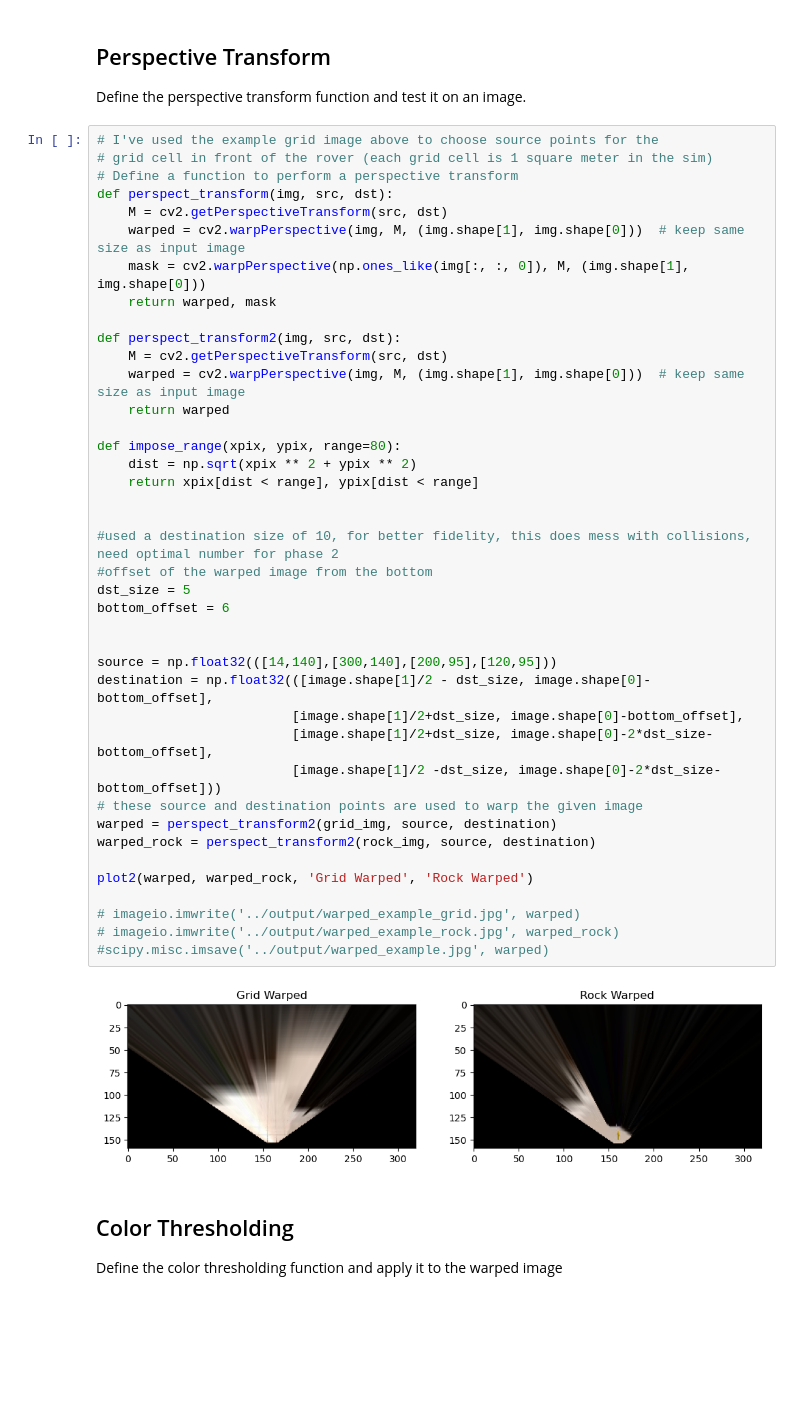
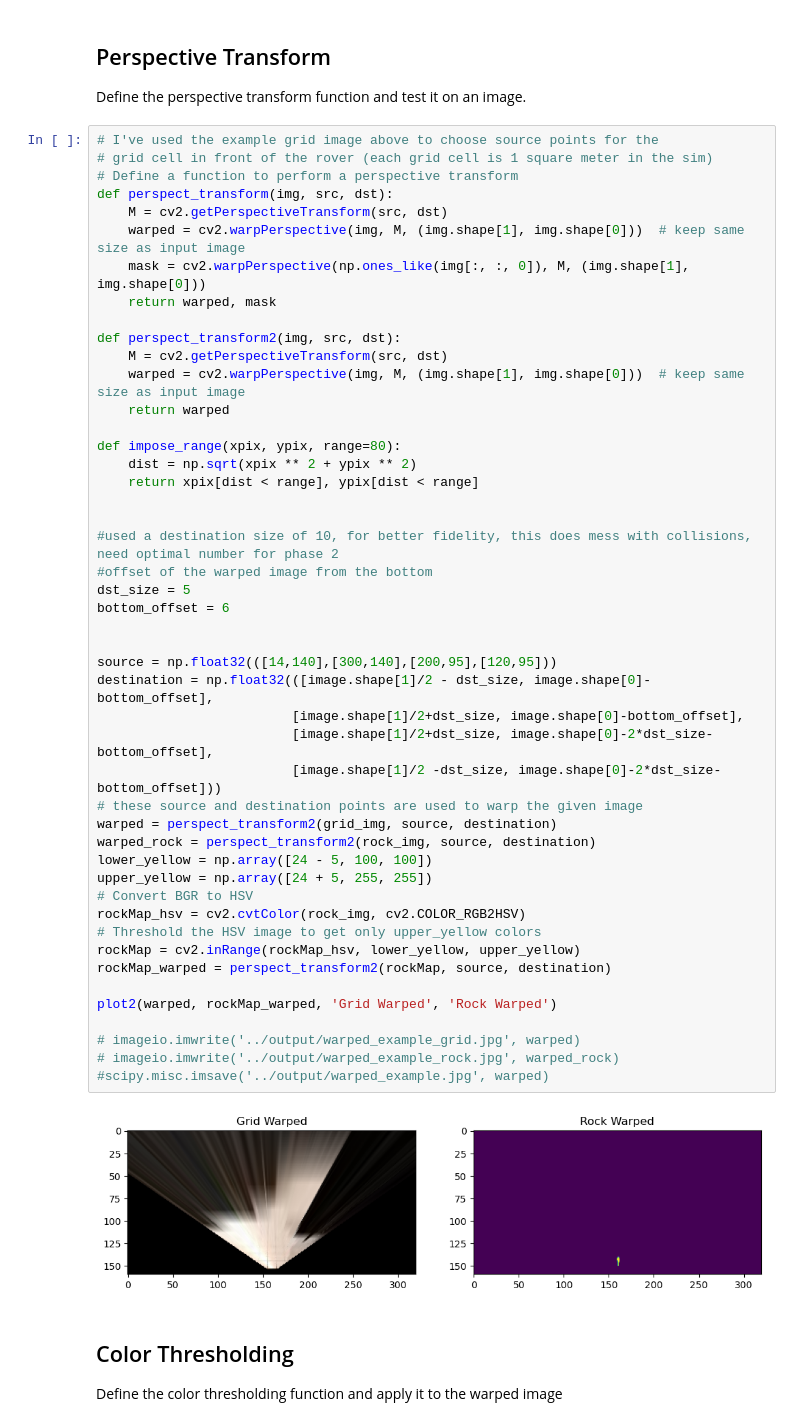
Before and after one commit to Abdel-Rahman-Emam/CSE483-project, a Jupyter notebook: code/Team-12_Test_Notebook.ipynb, the cells around one changed output. Cells and saved outputs as stored; diff of their text form; blank space fills up the shorter version.

```diff
--- a/code/Team-12_Test_Notebook.ipynb
+++ b/code/Team-12_Test_Notebook.ipynb
@@ -82,35 +82,42 @@ def perspect_transform(img, src, dst):
 def perspect_transform2(img, src, dst):
     M = cv2.getPerspectiveTransform(src, dst)
     warped = cv2.warpPerspective(img, M, (img.shape[1], img.shape[0]))  # keep same size as input image
     return warped
 
 def impose_range(xpix, ypix, range=80):
     dist = np.sqrt(xpix ** 2 + ypix ** 2)
     return xpix[dist < range], ypix[dist < range]
 
 
 #used a destination size of 10, for better fidelity, this does mess with collisions, need optimal number for phase 2
 #offset of the warped image from the bottom
 dst_size = 5
 bottom_offset = 6
 
 
 source = np.float32(([14,140],[300,140],[200,95],[120,95]))
 destination = np.float32(([image.shape[1]/2 - dst_size, image.shape[0]-bottom_offset],
                          [image.shape[1]/2+dst_size, image.shape[0]-bottom_offset],
                          [image.shape[1]/2+dst_size, image.shape[0]-2*dst_size-bottom_offset],
                          [image.shape[1]/2 -dst_size, image.shape[0]-2*dst_size-bottom_offset]))
 # these source and destination points are used to warp the given image
 warped = perspect_transform2(grid_img, source, destination)
 warped_rock = perspect_transform2(rock_img, source, destination)
+lower_yellow = np.array([24 - 5, 100, 100])
+upper_yellow = np.array([24 + 5, 255, 255])
+# Convert BGR to HSV
+rockMap_hsv = cv2.cvtColor(rock_img, cv2.COLOR_RGB2HSV)
+# Threshold the HSV image to get only upper_yellow colors
+rockMap = cv2.inRange(rockMap_hsv, lower_yellow, upper_yellow)
+rockMap_warped = perspect_transform2(rockMap, source, destination)
 
-plot2(warped, warped_rock, 'Grid Warped', 'Rock Warped')
+plot2(warped, rockMap_warped, 'Grid Warped', 'Rock Warped')
 
 # imageio.imwrite('../output/warped_example_grid.jpg', warped)
 # imageio.imwrite('../output/warped_example_rock.jpg', warped_rock)
 #scipy.misc.imsave('../output/warped_example.jpg', warped)
 # %% [output]
-[figure, old version]
+[figure, new version]
 # %% [markdown]
 ## Color Thresholding
 Define the color thresholding function and apply it to the warped image
```
Also changed, not shown: parts of 4 cells of this notebook.
